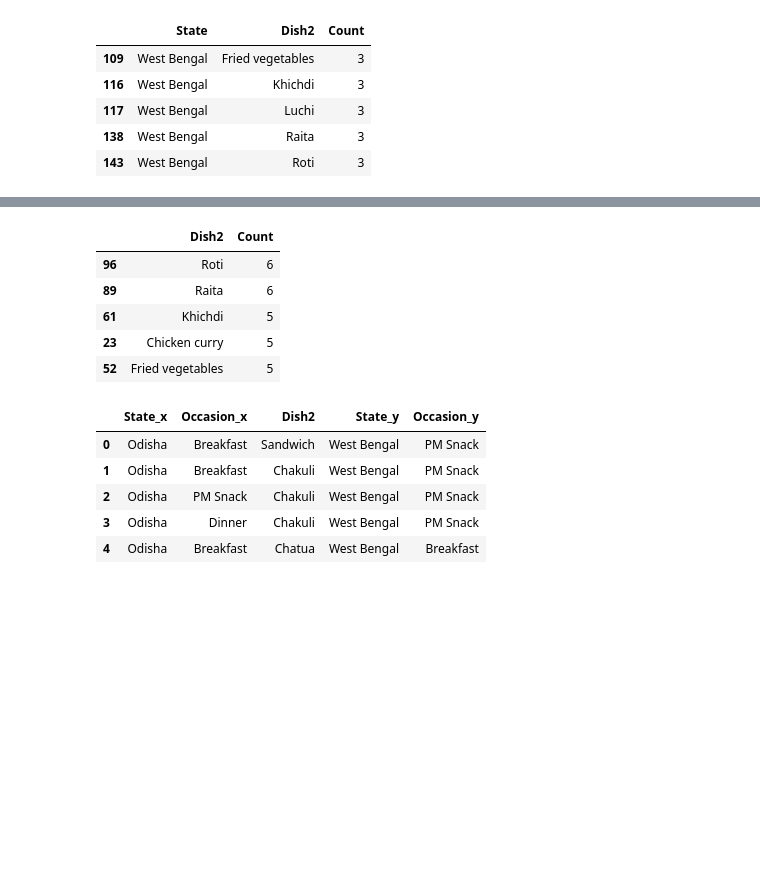
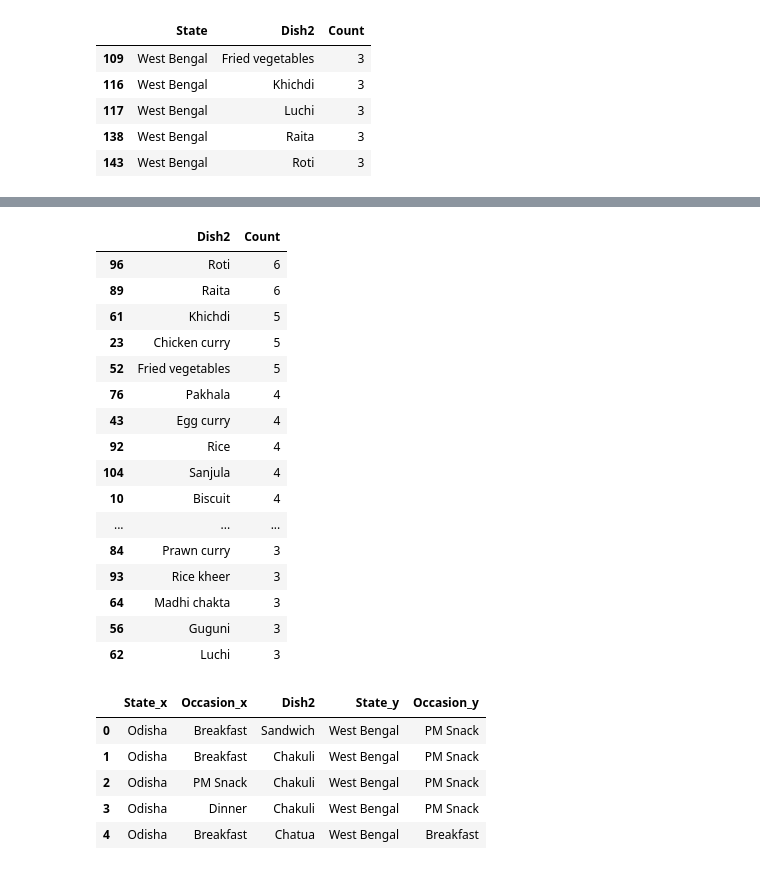
Before and after one commit to rochiecuevas/FoodChoice, a Jupyter notebook: Expert_Elicitation.ipynb, the cells around one changed output, grey strips where cells are left out. Drawn from its saved outputs; the diff is of its cells as text; code cells hidden in the pictures; blank space fills up the shorter version.

```diff
--- a/Expert_Elicitation.ipynb
+++ b/Expert_Elicitation.ipynb
@@ -73,14 +115,25 @@ dish_grouped.sort_values(["State","Count"], ascending = False).head()
 # %%
 # Count how many times a dish is mentioned in both states
 dish_grouped2 = df.groupby("Dish2")["Dish2"].count().to_frame("Count").reset_index()
-dish_grouped2.sort_values("Count", ascending = False).head()
+dish_grouped2.sort_values("Count", ascending = False).head(23)
 # %% [output]
 |  | Dish2 | Count |
 | 96 | Roti | 6 |
 | 89 | Raita | 6 |
 | 61 | Khichdi | 5 |
 | 23 | Chicken curry | 5 |
 | 52 | Fried vegetables | 5 |
+| 76 | Pakhala | 4 |
+| 43 | Egg curry | 4 |
+| 92 | Rice | 4 |
+| 104 | Sanjula | 4 |
+| 10 | Biscuit | 4 |
+| ... | ... | ... |
+| 84 | Prawn curry | 3 |
+| 93 | Rice kheer | 3 |
+| 64 | Madhi chakta | 3 |
+| 56 | Guguni | 3 |
+| 62 | Luchi | 3 |
 # %%
 # Common dishes between states (occasions differ)
 dishes_common = pd.merge(df_state[0][["State", "Occasion", "Dish2"]],
```
Also changed, not shown: parts of 3 cells of this notebook.
